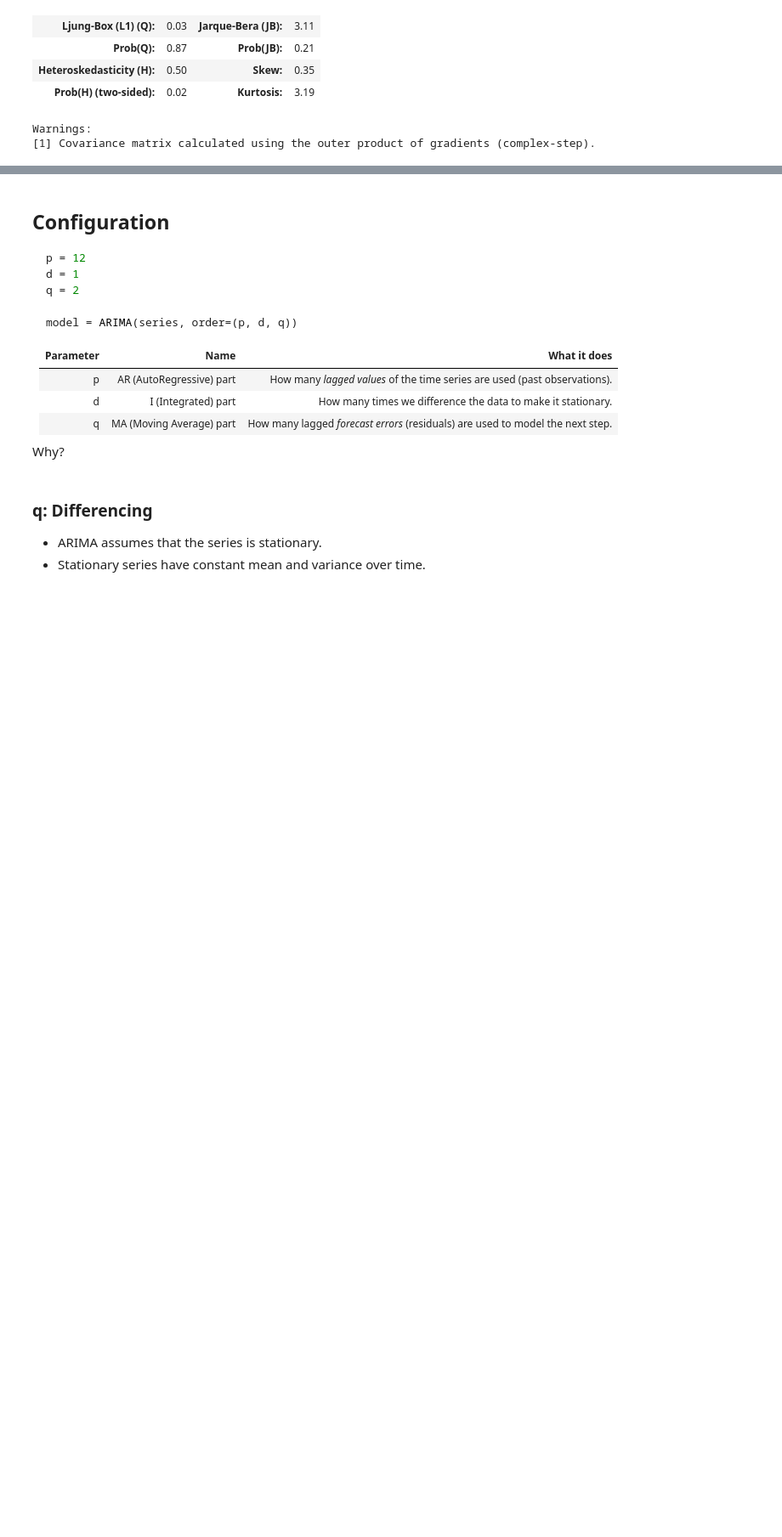
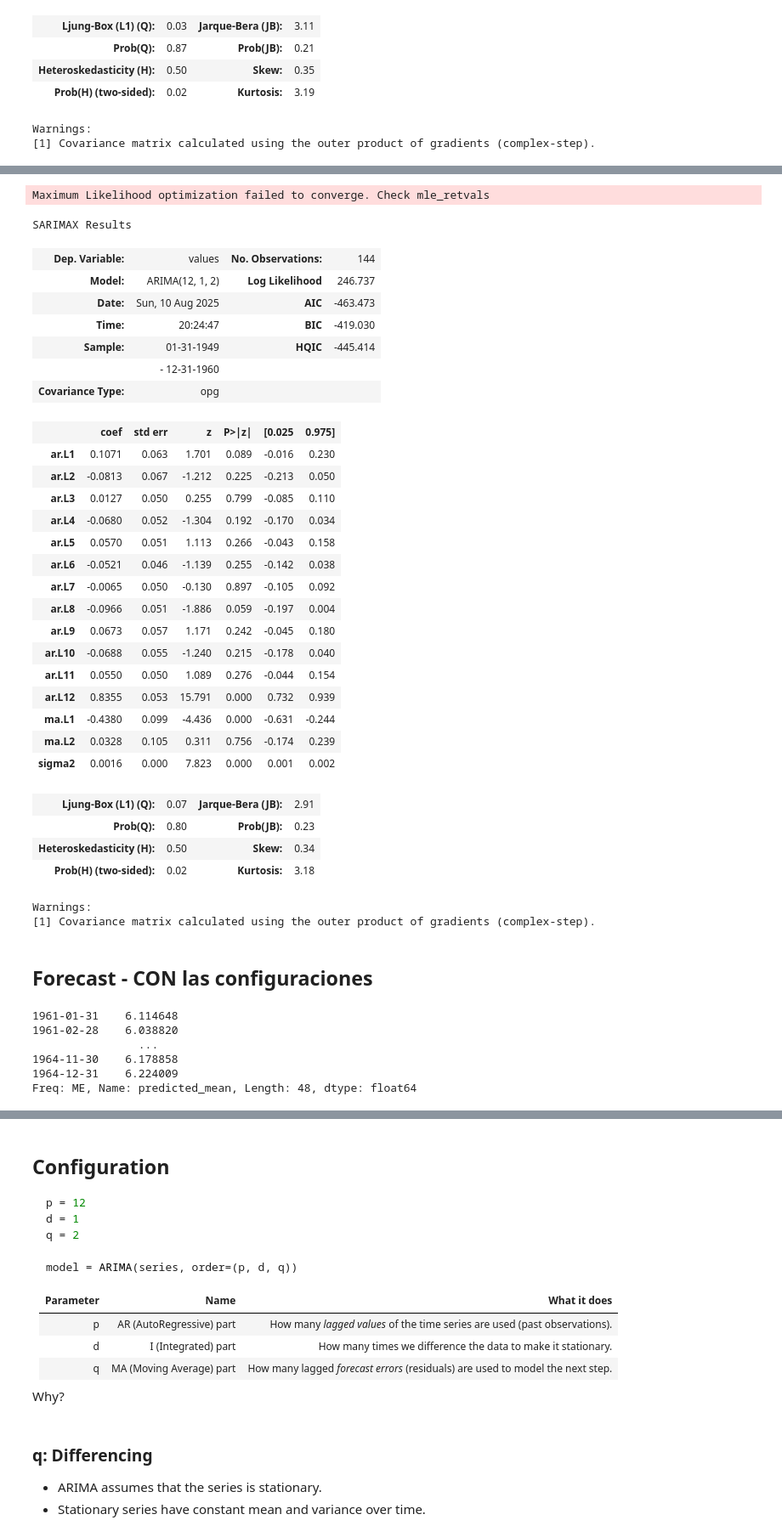
Before and after one commit to myothergit/python-for-time-series-forecasting-5246009, a Jupyter notebook: notebooks/2_Modelling/2_ARIMA/Code.ipynb, the cells around one changed output, grey strips where cells are left out. Shown at 85% size. Saved outputs shown, nothing was run; the diff lists cells and outputs as text; code cells hidden in the pictures; blank space fills up the shorter version.

Commit message:
arima

```diff
--- a/notebooks/2_Modelling/2_ARIMA/Code.ipynb
+++ b/notebooks/2_Modelling/2_ARIMA/Code.ipynb
@@ -110,0 +229,57 @@ df_pred.plot(color='variable')
+# %%
+# Paso de model y model_fit, ahora con las configuraciones
+
+p = 12
+d = 1
+q = 2
+
+model = ARIMA(series, order=(p, d, q))
+model_fit = model.fit()
+
+model_fit.summary()
+# %% [output]
+Maximum Likelihood optimization failed to converge. Check mle_retvals
+SARIMAX Results
+| Dep. Variable: | values | No. Observations: | 144 |
+| Model: | ARIMA(12, 1, 2) | Log Likelihood | 246.737 |
+| Date: | Sun, 10 Aug 2025 | AIC | -463.473 |
+| Time: | 20:24:47 | BIC | -419.030 |
+| Sample: | 01-31-1949 | HQIC | -445.414 |
+|  | - 12-31-1960 |  |  |
+| Covariance Type: | opg |  |  |
+|  | coef | std err | z | P>|z| | [0.025 | 0.975] |
+| ar.L1 | 0.1071 | 0.063 | 1.701 | 0.089 | -0.016 | 0.230 |
+| ar.L2 | -0.0813 | 0.067 | -1.212 | 0.225 | -0.213 | 0.050 |
+| ar.L3 | 0.0127 | 0.050 | 0.255 | 0.799 | -0.085 | 0.110 |
+| ar.L4 | -0.0680 | 0.052 | -1.304 | 0.192 | -0.170 | 0.034 |
+| ar.L5 | 0.0570 | 0.051 | 1.113 | 0.266 | -0.043 | 0.158 |
+| ar.L6 | -0.0521 | 0.046 | -1.139 | 0.255 | -0.142 | 0.038 |
+| ar.L7 | -0.0065 | 0.050 | -0.130 | 0.897 | -0.105 | 0.092 |
+| ar.L8 | -0.0966 | 0.051 | -1.886 | 0.059 | -0.197 | 0.004 |
+| ar.L9 | 0.0673 | 0.057 | 1.171 | 0.242 | -0.045 | 0.180 |
+| ar.L10 | -0.0688 | 0.055 | -1.240 | 0.215 | -0.178 | 0.040 |
+| ar.L11 | 0.0550 | 0.050 | 1.089 | 0.276 | -0.044 | 0.154 |
+| ar.L12 | 0.8355 | 0.053 | 15.791 | 0.000 | 0.732 | 0.939 |
+| ma.L1 | -0.4380 | 0.099 | -4.436 | 0.000 | -0.631 | -0.244 |
+| ma.L2 | 0.0328 | 0.105 | 0.311 | 0.756 | -0.174 | 0.239 |
+| sigma2 | 0.0016 | 0.000 | 7.823 | 0.000 | 0.001 | 0.002 |
+| Ljung-Box (L1) (Q): | 0.07 | Jarque-Bera (JB): | 2.91 |
+| Prob(Q): | 0.80 | Prob(JB): | 0.23 |
+| Heteroskedasticity (H): | 0.50 | Skew: | 0.34 |
+| Prob(H) (two-sided): | 0.02 | Kurtosis: | 3.18 |
+Warnings:
+[1] Covariance matrix calculated using the outer product of gradients (complex-step).
+# %% [markdown]
+## Forecast - CON las configuraciones
+# %%
+HORIZON = 48
+
+forecast = model_fit.forecast(steps=HORIZON)
+forecast
+# %% [output]
+1961-01-31    6.114648
+1961-02-28    6.038820
+                ...
+1964-11-30    6.178858
+1964-12-31    6.224009
+Freq: ME, Name: predicted_mean, Length: 48, dtype: float64
```
Also changed, not shown: parts of 26 cells of this notebook.
